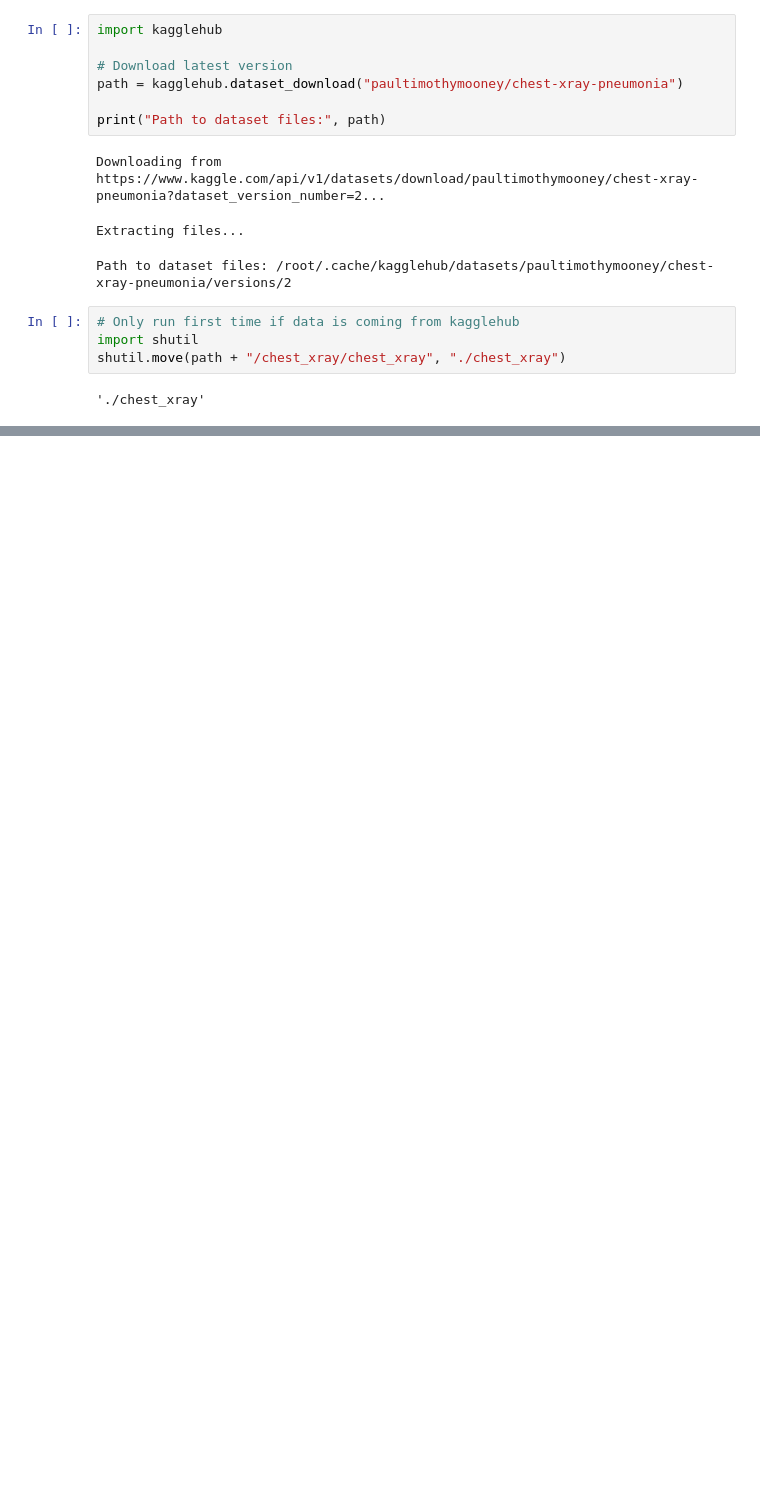
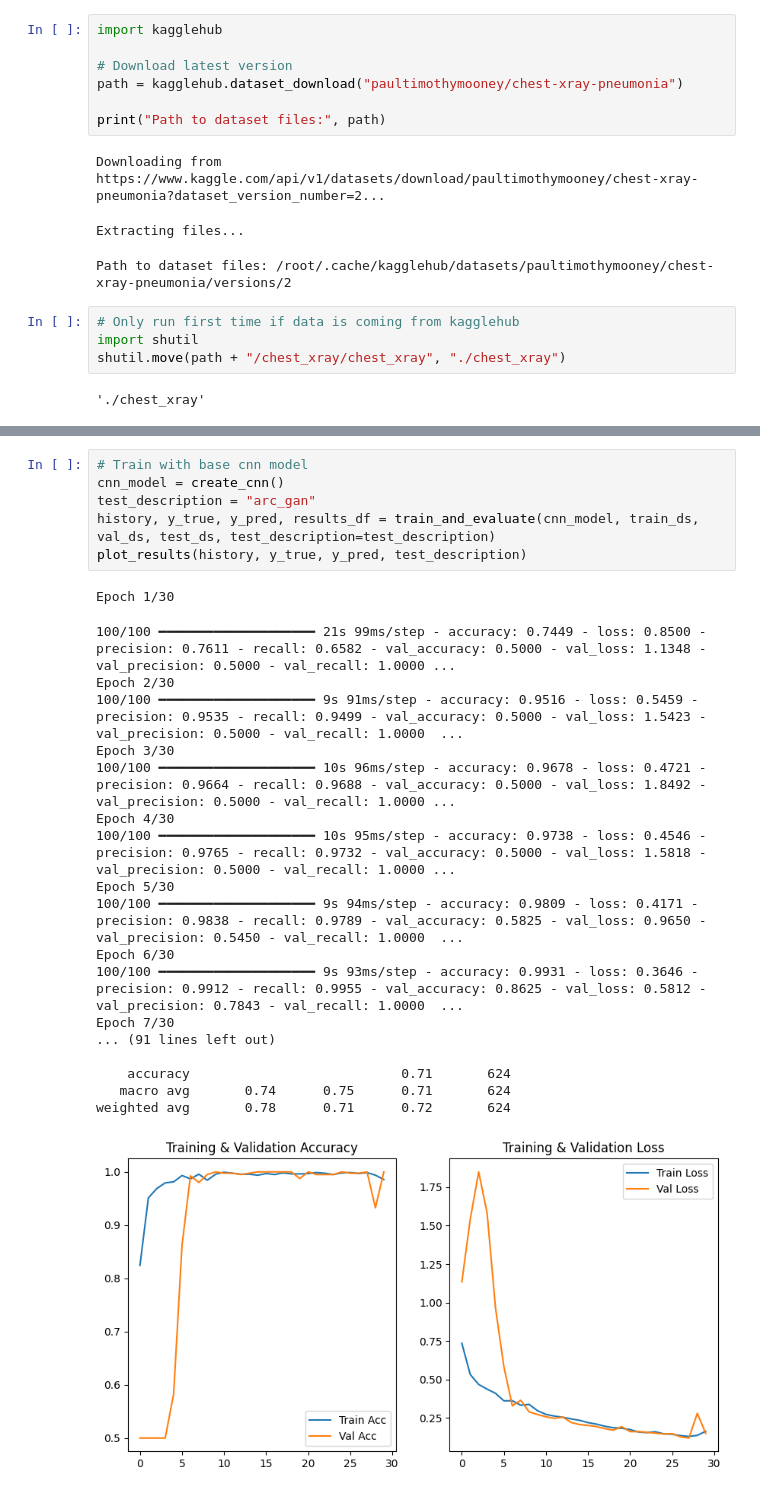
Before and after one commit to pawankt90/AAI590-Group2, a Jupyter notebook: Sandbox/KVierczhalek_CNN.ipynb, the cells around one changed output, grey strips where cells are left out. Saved outputs shown, nothing was run; the diff lists cells and outputs as text; blank space fills up the shorter version.

```diff
--- a/Sandbox/KVierczhalek_CNN.ipynb
+++ b/Sandbox/KVierczhalek_CNN.ipynb
@@ -419,0 +419,26 @@ weighted avg       0.83      0.83      0.83       624
+# %%
+# Train with base cnn model
+cnn_model = create_cnn()
+test_description = "arc_gan"
+history, y_true, y_pred, results_df = train_and_evaluate(cnn_model, train_ds, val_ds, test_ds, test_description=test_description)
+plot_results(history, y_true, y_pred, test_description)
+# %% [output]
+Epoch 1/30
+100/100 ━━━━━━━━━━━━━━━━━━━━ 21s 99ms/step - accuracy: 0.7449 - loss: 0.8500 - precision: 0.7611 - recall: 0.6582 - val_accuracy: 0.5000 - val_loss: 1.1348 - val_precision: 0.5000 - val_recall: 1.0000 ...
+Epoch 2/30
+100/100 ━━━━━━━━━━━━━━━━━━━━ 9s 91ms/step - accuracy: 0.9516 - loss: 0.5459 - precision: 0.9535 - recall: 0.9499 - val_accuracy: 0.5000 - val_loss: 1.5423 - val_precision: 0.5000 - val_recall: 1.0000  ...
+Epoch 3/30
+100/100 ━━━━━━━━━━━━━━━━━━━━ 10s 96ms/step - accuracy: 0.9678 - loss: 0.4721 - precision: 0.9664 - recall: 0.9688 - val_accuracy: 0.5000 - val_loss: 1.8492 - val_precision: 0.5000 - val_recall: 1.0000 ...
+Epoch 4/30
+100/100 ━━━━━━━━━━━━━━━━━━━━ 10s 95ms/step - accuracy: 0.9738 - loss: 0.4546 - precision: 0.9765 - recall: 0.9732 - val_accuracy: 0.5000 - val_loss: 1.5818 - val_precision: 0.5000 - val_recall: 1.0000 ...
+Epoch 5/30
+100/100 ━━━━━━━━━━━━━━━━━━━━ 9s 94ms/step - accuracy: 0.9809 - loss: 0.4171 - precision: 0.9838 - recall: 0.9789 - val_accuracy: 0.5825 - val_loss: 0.9650 - val_precision: 0.5450 - val_recall: 1.0000  ...
+Epoch 6/30
+100/100 ━━━━━━━━━━━━━━━━━━━━ 9s 93ms/step - accuracy: 0.9931 - loss: 0.3646 - precision: 0.9912 - recall: 0.9955 - val_accuracy: 0.8625 - val_loss: 0.5812 - val_precision: 0.7843 - val_recall: 1.0000  ...
+Epoch 7/30
+... (91 lines left out)
+
+    accuracy                           0.71       624
+   macro avg       0.74      0.75      0.71       624
+weighted avg       0.78      0.71      0.72       624
+[figure, added]
```
Also changed, not shown: parts of 26 cells of this notebook.
